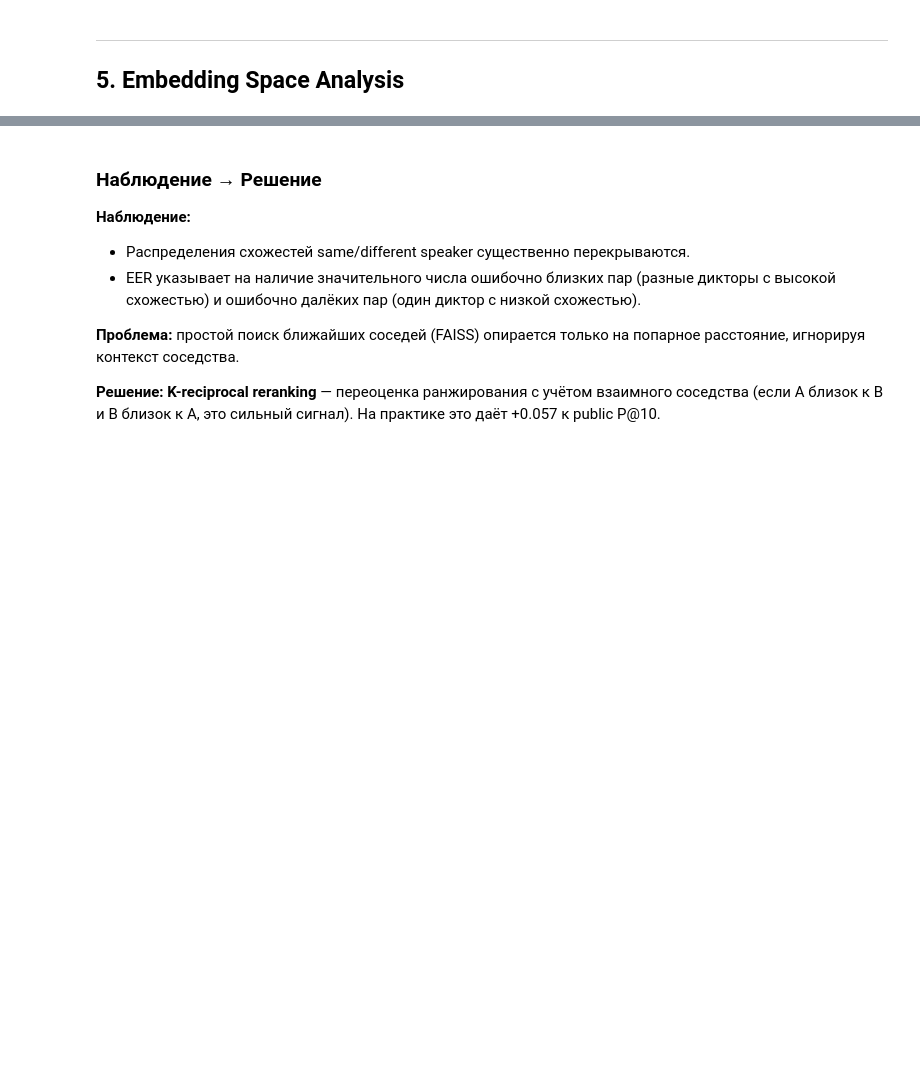
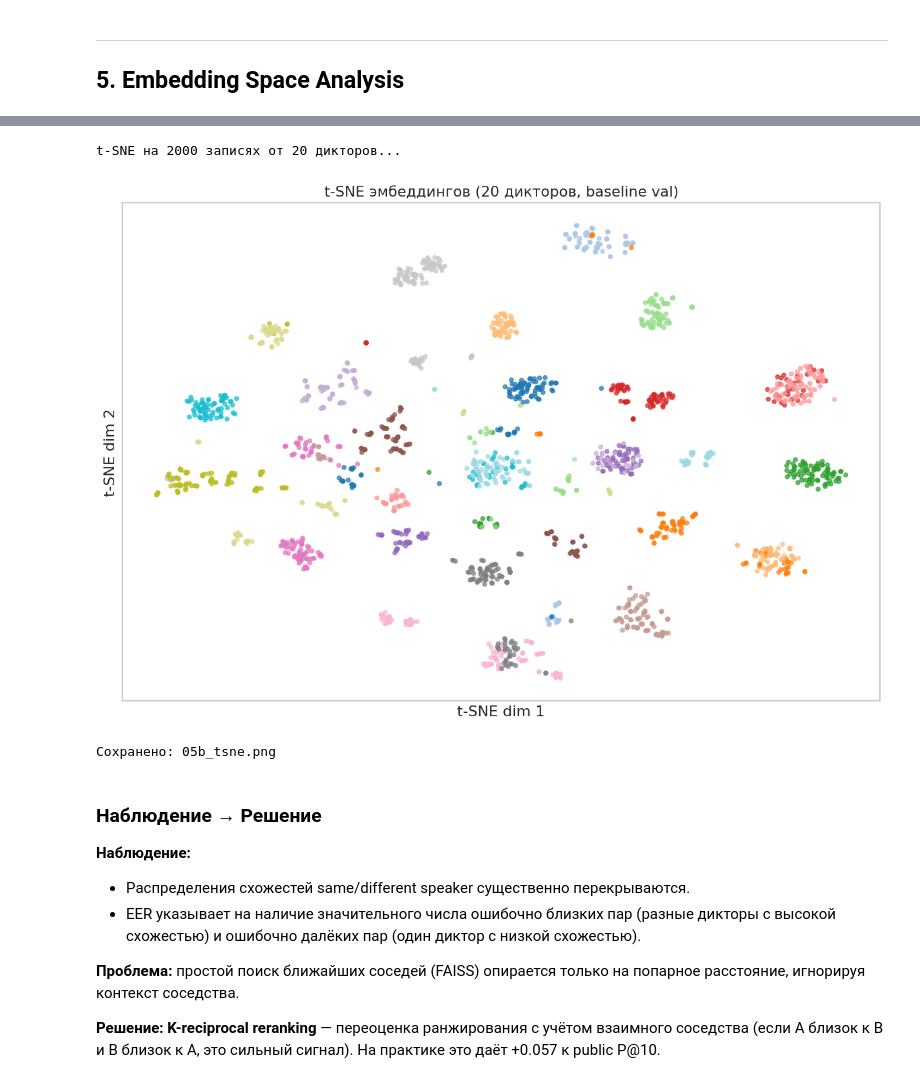
Before and after one commit to KozuyutovAndrey/speaker_recognition, a Jupyter notebook: eda/eda.ipynb, the cells around one changed output, grey strips where cells are left out. Saved outputs shown, nothing was run; the diff lists cells and outputs as text; code cells hidden in the pictures; blank space fills up the shorter version.

```diff
--- a/eda/eda.ipynb
+++ b/eda/eda.ipynb
@@ -621,34 +748,38 @@ if val_emb is not None:
     top_speakers = (
         pd.Series(val_labels).value_counts().head(20).index.tolist()
     )
     mask = np.isin(val_labels, top_speakers)
 
     emb_sub  = val_emb_norm[mask]
     lbl_sub  = val_labels[mask]
 
     print(f't-SNE на {mask.sum()} записях от {len(top_speakers)} дикторов...')
-    tsne = TSNE(n_components=2, random_state=SEED, perplexity=30, n_iter=500, verbose=0)
+    tsne = TSNE(n_components=2, random_state=SEED, perplexity=30, verbose=0)
     emb_2d = tsne.fit_transform(emb_sub)
 
     # Кодируем дикторов числами для цвета
     spk_to_int = {s: i for i, s in enumerate(top_speakers)}
     colors = np.array([spk_to_int[l] for l in lbl_sub])
 
     fig, ax = plt.subplots(figsize=(10, 7))
     scatter = ax.scatter(emb_2d[:, 0], emb_2d[:, 1],
                          c=colors, cmap='tab20',
                          s=12, alpha=0.7)
     ax.set_title(f't-SNE эмбеддингов (20 дикторов, baseline val)', fontsize=13)
     ax.set_xlabel('t-SNE dim 1')
     ax.set_ylabel('t-SNE dim 2')
     ax.set_xticks([])
     ax.set_yticks([])
     plt.tight_layout()
     fig.savefig(os.path.join(FIGURES_DIR, '05b_tsne.png'))
     plt.show()
     print('Сохранено: 05b_tsne.png')
 else:
     print('Пропущено: эмбеддинги недоступны')
+# %% [output]
+t-SNE на 2000 записях от 20 дикторов...
+[figure, added]
+Сохранено: 05b_tsne.png
 # %% [markdown]
 ### Наблюдение → Решение
 
```
Also changed, not shown: parts of 23 cells of this notebook, 3 other files.
